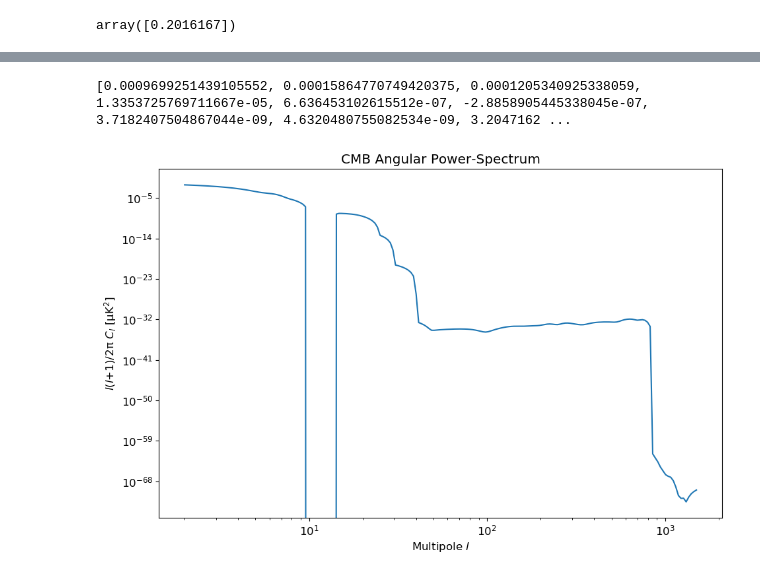
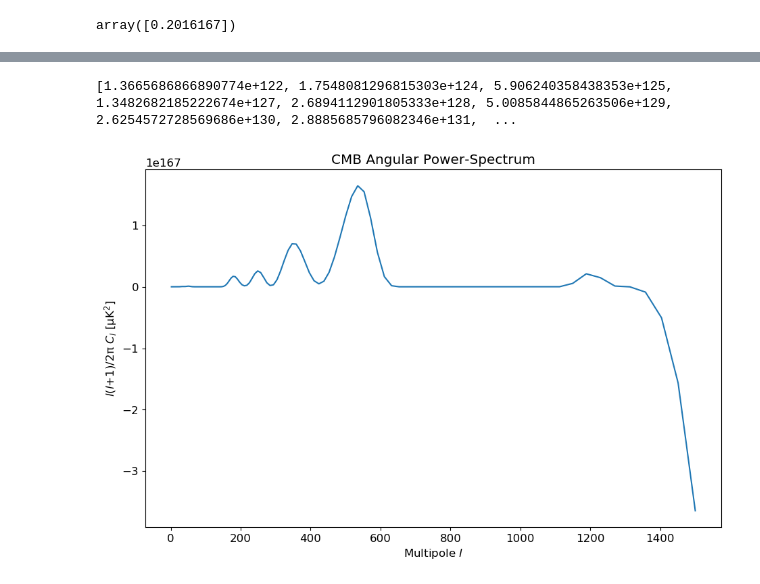
Before and after one commit to azieg/CMB-Simulation, a Jupyter notebook: PowerSpectrum.ipynb, the cells around one changed output, grey strips where cells are left out. Saved outputs shown, nothing was run; the diff lists cells and outputs as text; code cells hidden in the pictures.

```diff
--- a/PowerSpectrum.ipynb
+++ b/PowerSpectrum.ipynb
@@ -116,11 +132,12 @@ for i in range(n_l):
 # %%
 def source_function():
-    S_small = np.zeros(shape = (ntotal, nk))
+    S_small = np.zeros(shape = (500, nk))
     S = np.zeros(shape = (n_high_res, n_high_res))
 
-    x_grid = np.linspace(xinit, x_end, ntotal)
+    x_grid = np.linspace(xinit, x_end, 500)
 
-    for i in range(n_grid, ntotal):
+    #for i in range(n_grid, ntotal):
+    for i in range(0, 500):
         g = gspl(x_grid[i])[0]
         dg = g2spl(x_grid[i])[0]
         ddg = g22spl(x_grid[i])[0]
@@ -132,31 +149,43 @@ def source_function():
         ddhhp = .5*H0**2.0*((Ωb + Ωm)/np.exp(x_grid[i]) + 4.0*Ωr/np.exp(2.0*x_grid[i]) + 4.0*ΩΛ*np.exp(2.0*x_grid[i]))
 
         for j in range(nk):
-            Π = Θ[i, 2, j]
+            Π = Θ[ntight + i, 2, j]
             dΠ = dΘ[i, 2, j]
-            ddΠ = .4*c*ks[j]*(-dhp*Θ[i, 1, j]/hp + dΘ[i, 1, j])/hp + .3*(ddτ*Π + dτ*dΠ) - (.6*c*ks[j]/hp)*((-dhp/hp)*Θ[i, 3, j] + dΘ[i, 3, j])
+            ddΠ = .4*c*ks[j]*(-dhp*Θ[ntight + i, 1, j]/hp + dΘ[i, 1, j])/hp + .3*(ddτ*Π + dτ*dΠ) - (.6*c*ks[j]/hp)*((-dhp/hp)*Θ[ntight + i, 3, j] + dΘ[i, 3, j])
 
-            part1 = g*(Θ[i, 0, j] + Ψ[i, j] + Π/4.0)
+            part1 = g*(Θ[ntight + i, 0, j] + Ψ[ntight + i, j] + Π/4.0)
             part2 = np.exp(-τ)*(dΨ[i, j] - dΦ[i, j])
-            part3 = -(1.0/(c*ks[j]))*(g*vb[i, j]*dhp + g*hp*dvb[i, j] + hp*vb[i, j]*dg)
+            part3 = -(1.0/(c*ks[j]))*(g*vb[ntight + i, j]*dhp + g*hp*dvb[i, j] + hp*vb[ntight + i, j]*dg)
             part4 = ((3.0/4.0)/(c**2.0*ks[j]**2.0))*(ddhhp*g*Π + 3.0*hp*dhp*(dg*Π + g*dΠ) + hp**2.0*(ddg*Π + 2.0*dg*dΠ + g*ddΠ))
 
             S_small[i, j] = part1 + part2 + part3 + part4
 
     S_small_spl = RectBivariateSpline(x_grid, ks, S_small)
 
+    # x-values during and after recombination
+    x_brecomb = np.linspace(-math.log(1631.4), -math.log(615.2), 2000)
+    x_arecomb = np.linspace(-math.log(615.2), 0.0, 3000, endpoint=True)
+
+    x_final_high_res = np.concatenate((x_brecomb, x_arecomb), axis=0)
+
+    ks_final_high_res = np.zeros(n_high_res)
     for i in range(n_high_res):
+        ks_high_res[i] = kmin + (kmax - kmin)*(i/100.0)**2.0
 
+
+    for i in range(n_high_res):
         for j in range(n_high_res):
-            S[i, j] = S_small_spl(x_grid_high_res[i], ks_high_res[j])
+            #S[i, j] = S_small_spl(x_grid_high_res[i], ks_high_res[j])
+            S[i, j] = S_small_spl(x_final_high_res[i], ks_final_high_res[j])
+
+
 
     S_spl = RectBivariateSpline(x_grid_high_res, ks_high_res, S)
 
     return S_spl
 # %%
 # Set up k-array to evaluate Θ_l on
-n_high_res = 1000#5000
-
+n_high_res = 800#5000
 
 ks_high_res = np.exp(np.linspace(np.log(kmin), np.log(kmax), num=n_high_res))
 
@@ -315,23 +347,23 @@ print(C_l)
 print(C_ls)
 C_ls_spl = BSpline(ls, C_ls, k=spline_order)
 # %% [output]
-[0.0009699251439105552, 0.00015864770749420375, 0.0001205340925338059, 1.3353725769711667e-05, 6.636453102615512e-07, -2.8858905445338045e-07, 3.7182407504867044e-09, 4.6320480755082534e-09, 3.2047162 ...
+[1.3665686866890774e+122, 1.7548081296815303e+124, 5.906240358438353e+125, 1.3482682185222674e+127, 2.6894112901805333e+128, 5.0085844865263506e+129, 2.6254572728569686e+130, 2.8885685796082346e+131,  ...
 # %%
 #Pk = np.array([matter_power_spectrum(k, x) for k in ks]).flatten()
 #plt.xscale('log')
 #plt.scale('log')
 #plt.plot(ks*m2Mpc, Pk/m2Mpc**2.0)
 #plt.show()
 ls_plot = np.exp( np.linspace(np.log(2.0), np.log(lmax), 200) )
 plt.figure(figsize=(11, 7), dpi = 100)
 plt.title('CMB Angular Power-Spectrum')
 plt.xlabel('Multipole $l$')
 plt.ylabel('$l$($l$+1)/2π $C_l$ [μK$^2$]')
-plt.xscale('log')
-plt.yscale('log')
+#plt.xscale('log')
+#plt.yscale('log')
 for i in range(n_l):
     data_C_ls = C_ls_spl(ls_plot)
 plt.plot(ls_plot, data_C_ls)
 plt.show()
 # %% [output]
-[figure, old version]
+[figure, new version]
```
Also changed, not shown: parts of 5 cells of this notebook, 2 other files.
